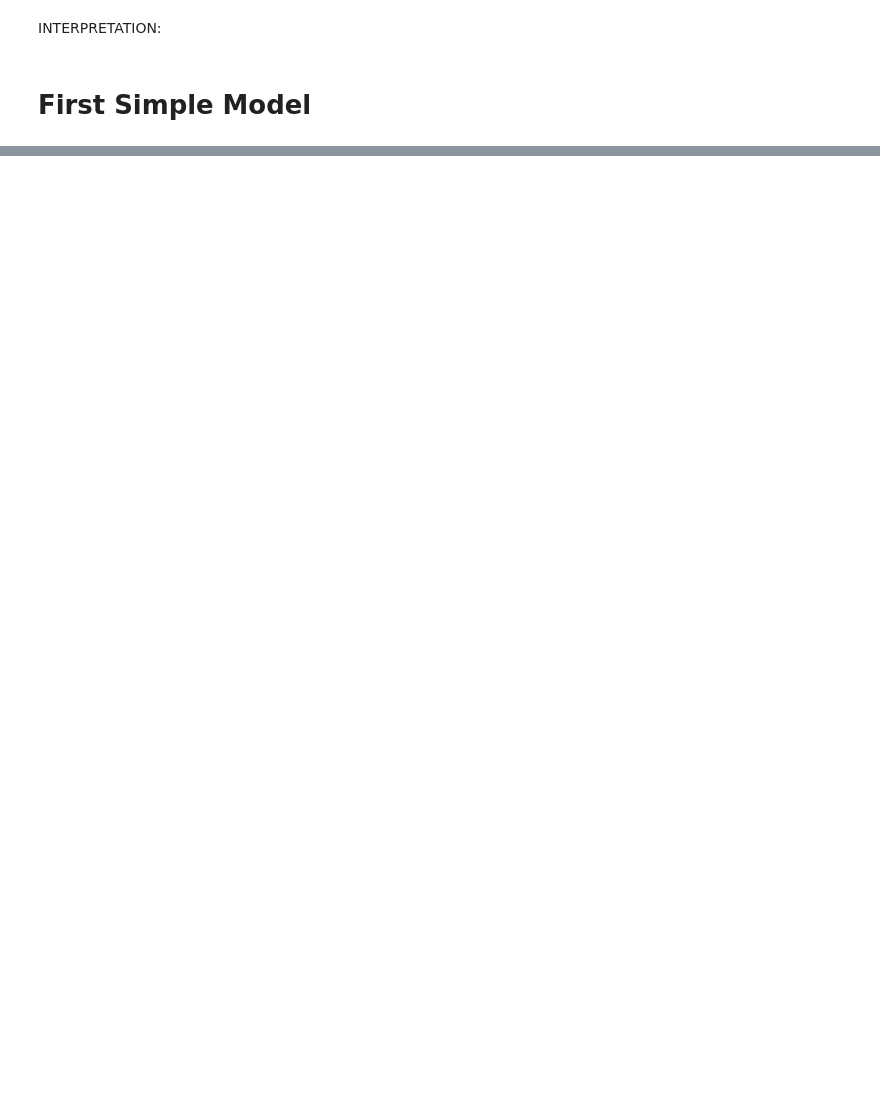
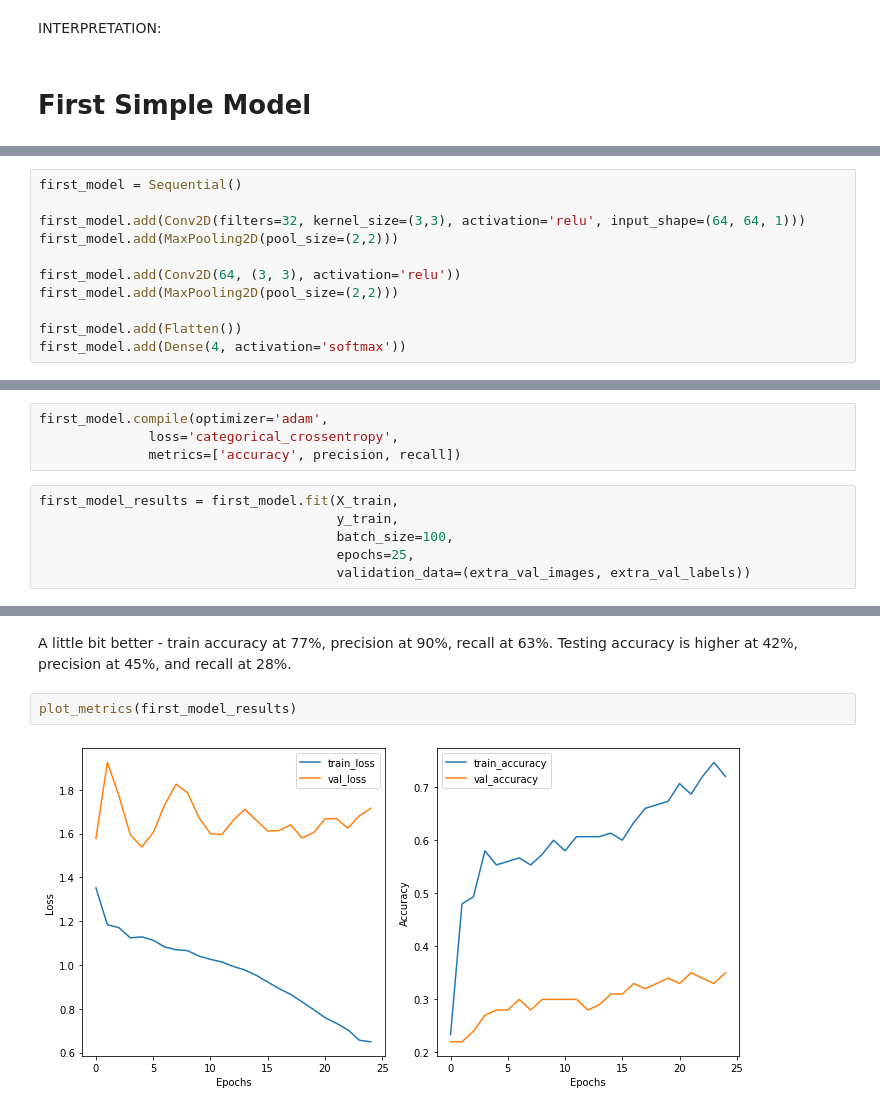
Before and after one commit to rachelhgoldstein/Retinal-OCT-Disease-Recognition, a Jupyter notebook: Working_Copy.ipynb, the cells around one changed output, grey strips where cells are left out. Drawn from its saved outputs; the diff is of its cells as text; blank space fills up the shorter version.

```diff
--- a/Working_Copy.ipynb
+++ b/Working_Copy.ipynb
@@ -593,0 +589,11 @@ INTERPRETATION:
+# %%
+first_model = Sequential()
+
+first_model.add(Conv2D(filters=32, kernel_size=(3,3), activation='relu', input_shape=(64, 64, 1)))
+first_model.add(MaxPooling2D(pool_size=(2,2)))
+
+first_model.add(Conv2D(64, (3, 3), activation='relu'))
+first_model.add(MaxPooling2D(pool_size=(2,2)))
+
+first_model.add(Flatten())
+first_model.add(Dense(4, activation='softmax'))
@@ -593,0 +625,10 @@ INTERPRETATION:
+# %%
+first_model.compile(optimizer='adam',
+              loss='categorical_crossentropy',
+              metrics=['accuracy', precision, recall])
+# %%
+first_model_results = first_model.fit(X_train,
+                                      y_train,
+                                      batch_size=100,
+                                      epochs=25,
+                                      validation_data=(extra_val_images, extra_val_labels))
@@ -593,0 +667,6 @@ INTERPRETATION:
+# %% [markdown]
+A little bit better - train accuracy at 77%, precision at 90%, recall at 63%. Testing accuracy is higher at 42%, precision at 45%, and recall at 28%.
+# %%
+plot_metrics(first_model_results)
+# %% [output]
+[figure, added]
```
Also changed, not shown: parts of 162 cells of this notebook.
